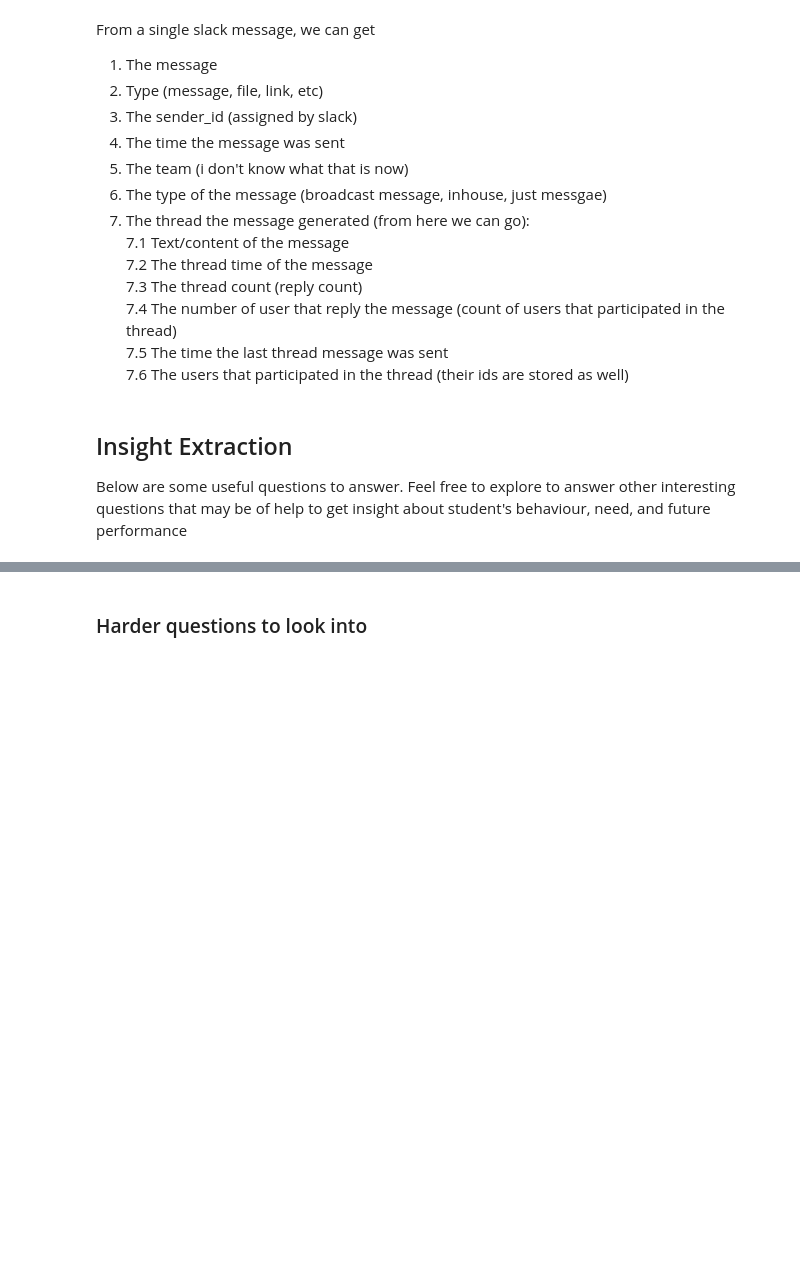
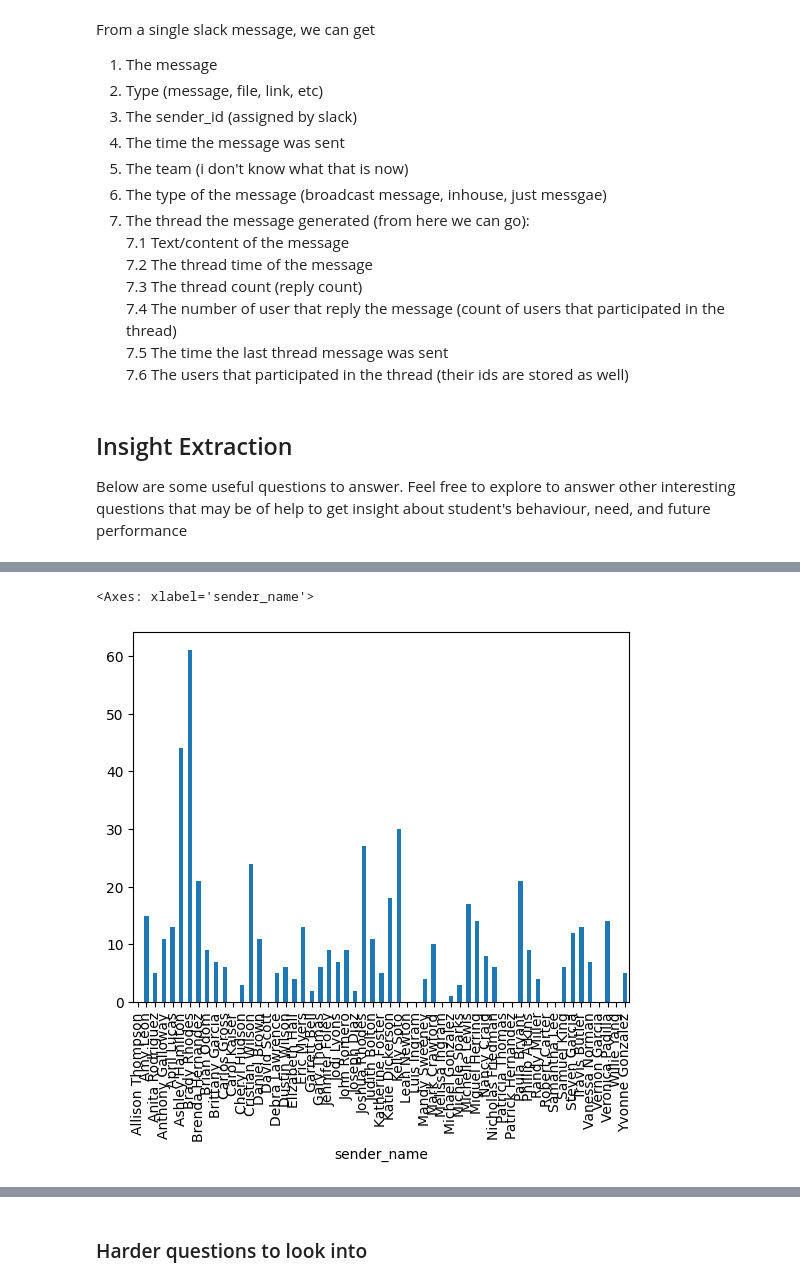
Before and after one commit to Diriba1/Slack_Data_Analysis, a Jupyter notebook: notebooks/parse_slack_data.ipynb, the cells around one changed output, grey strips where cells are left out. Cells and saved outputs as stored; diff of their text form; code cells hidden in the pictures; blank space fills up the shorter version.

```diff
--- a/notebooks/parse_slack_data.ipynb
+++ b/notebooks/parse_slack_data.ipynb
@@ -89,2 +167,8 @@ df.head()
+# %%
+# Visualize reply counts per user
+df.groupby(['sender_name'])['reply_count'].max().plot(kind='bar')
+# %% [output]
+<Axes: xlabel='sender_name'>
+[figure, added]
 # %%
 # Visualize reply counts per user per channel
```
Also changed, not shown: parts of 19 cells of this notebook.
